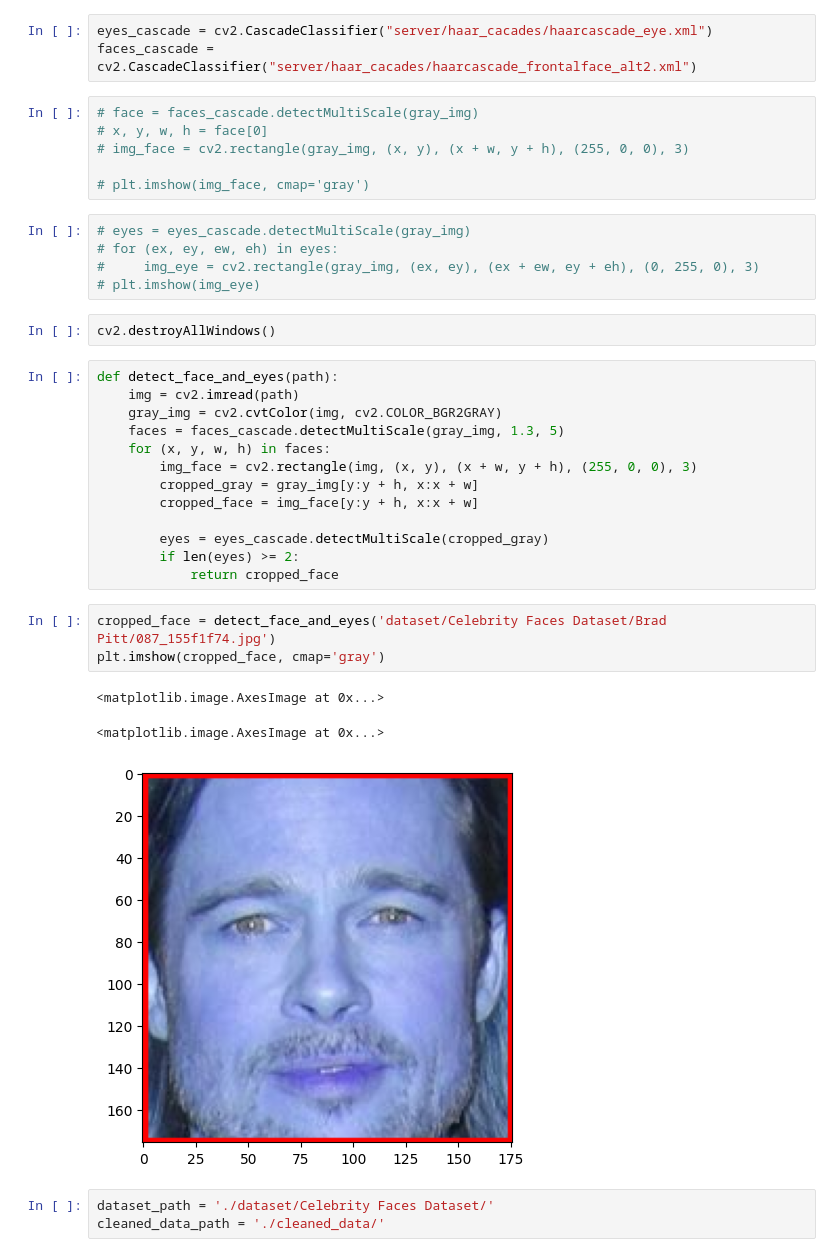
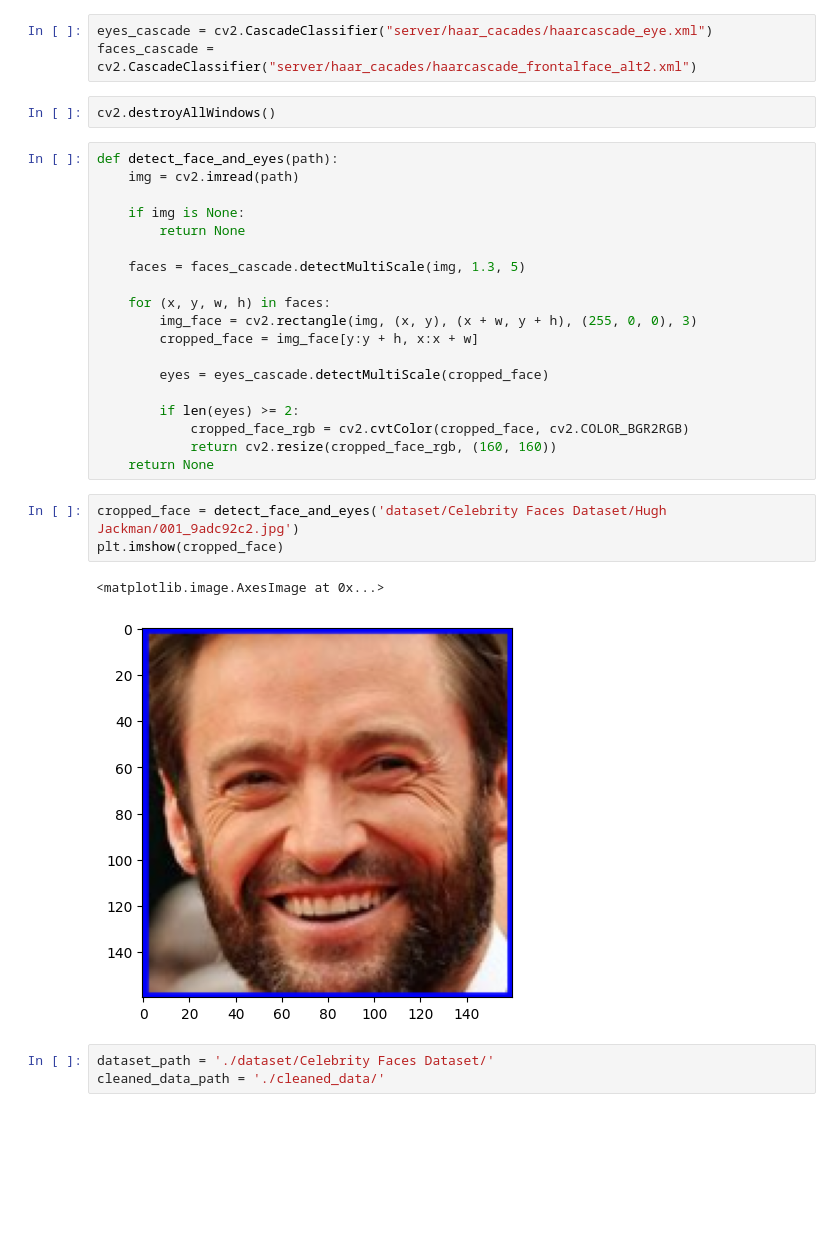
Before and after one commit to Vish178/Image-Classification, a Jupyter notebook: img_class.ipynb, the cells around one changed output. Cells and saved outputs as stored; diff of their text form; blank space fills up the shorter version.

```diff
--- a/img_class.ipynb
+++ b/img_class.ipynb
@@ -21,39 +19,33 @@ plt.imshow((gray_img), cmap='gray')
 # %%
 eyes_cascade = cv2.CascadeClassifier("server/haar_cacades/haarcascade_eye.xml")
 faces_cascade = cv2.CascadeClassifier("server/haar_cacades/haarcascade_frontalface_alt2.xml")
-# %%
-# face = faces_cascade.detectMultiScale(gray_img)
-# x, y, w, h = face[0]
-# img_face = cv2.rectangle(gray_img, (x, y), (x + w, y + h), (255, 0, 0), 3)
-
-# plt.imshow(img_face, cmap='gray')
-# %%
-# eyes = eyes_cascade.detectMultiScale(gray_img)
-# for (ex, ey, ew, eh) in eyes:
-#     img_eye = cv2.rectangle(gray_img, (ex, ey), (ex + ew, ey + eh), (0, 255, 0), 3)
-# plt.imshow(img_eye)
 # %%
 cv2.destroyAllWindows()
 # %%
 def detect_face_and_eyes(path):
     img = cv2.imread(path)
-    gray_img = cv2.cvtColor(img, cv2.COLOR_BGR2GRAY)
-    faces = faces_cascade.detectMultiScale(gray_img, 1.3, 5)
+
+    if img is None:
+        return None
+
+    faces = faces_cascade.detectMultiScale(img, 1.3, 5)
+
     for (x, y, w, h) in faces:
         img_face = cv2.rectangle(img, (x, y), (x + w, y + h), (255, 0, 0), 3)
-        cropped_gray = gray_img[y:y + h, x:x + w]
         cropped_face = img_face[y:y + h, x:x + w]
 
-        eyes = eyes_cascade.detectMultiScale(cropped_gray)
+        eyes = eyes_cascade.detectMultiScale(cropped_face)
+
         if len(eyes) >= 2:
-            return cropped_face
+            cropped_face_rgb = cv2.cvtColor(cropped_face, cv2.COLOR_BGR2RGB)
+            return cv2.resize(cropped_face_rgb, (160, 160))
+    return None
 # %%
-cropped_face = detect_face_and_eyes('dataset/Celebrity Faces Dataset/Brad Pitt/087_155f1f74.jpg')
-plt.imshow(cropped_face, cmap='gray')
+cropped_face = detect_face_and_eyes('dataset/Celebrity Faces Dataset/Hugh Jackman/001_9adc92c2.jpg')
+plt.imshow(cropped_face)
 # %% [output]
 <matplotlib.image.AxesImage at 0x...>
-<matplotlib.image.AxesImage at 0x...>
-[figure, old version]
+[figure, new version]
 # %%
 dataset_path = './dataset/Celebrity Faces Dataset/'
 cleaned_data_path = './cleaned_data/'
```
Also changed, not shown: parts of 18 cells of this notebook.
